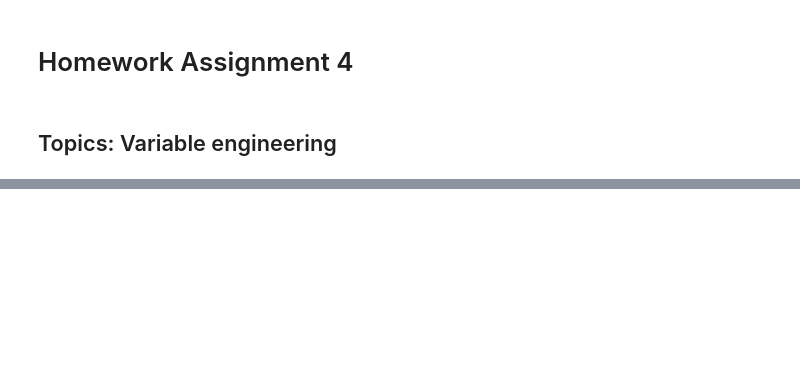
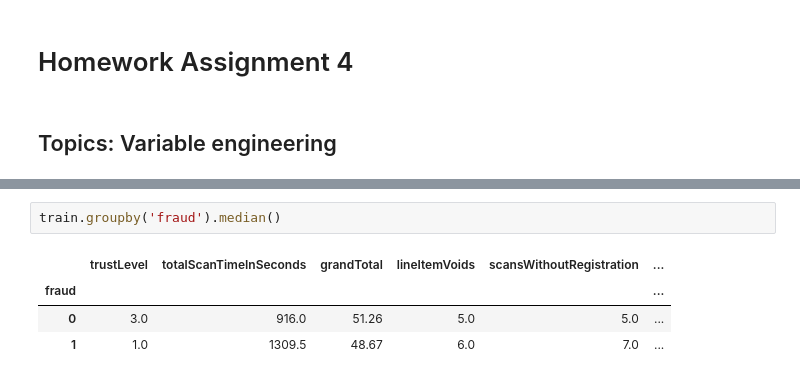
Before and after one commit to Evan-Callaghan/DATA-448-Predictive-Analytics, a Jupyter notebook: Homework Assignments/Homework Assignment 4.ipynb, the cells around one changed output, grey strips where cells are left out. Saved outputs shown, nothing was run; the diff lists cells and outputs as text; blank space fills up the shorter version.

```diff
--- a/Homework Assignments/Homework Assignment 4.ipynb
+++ b/Homework Assignments/Homework Assignment 4.ipynb
@@ -124,0 +82,7 @@ train['lowTrust'] = np.where(train['trustLevel'] <= 2, 1, 0)
+# %%
+train.groupby('fraud').median()
+# %% [output]
+|  | trustLevel | totalScanTimeInSeconds | grandTotal | lineItemVoids | scansWithoutRegistration | ... |
+| fraud |  |  |  |  |  | ... |
+| 0 | 3.0 | 916.0 | 51.26 | 5.0 | 5.0 | ... |
+| 1 | 1.0 | 1309.5 | 48.67 | 6.0 | 7.0 | ... |
```
Also changed, not shown: parts of 12 cells of this notebook, 1 other file.
